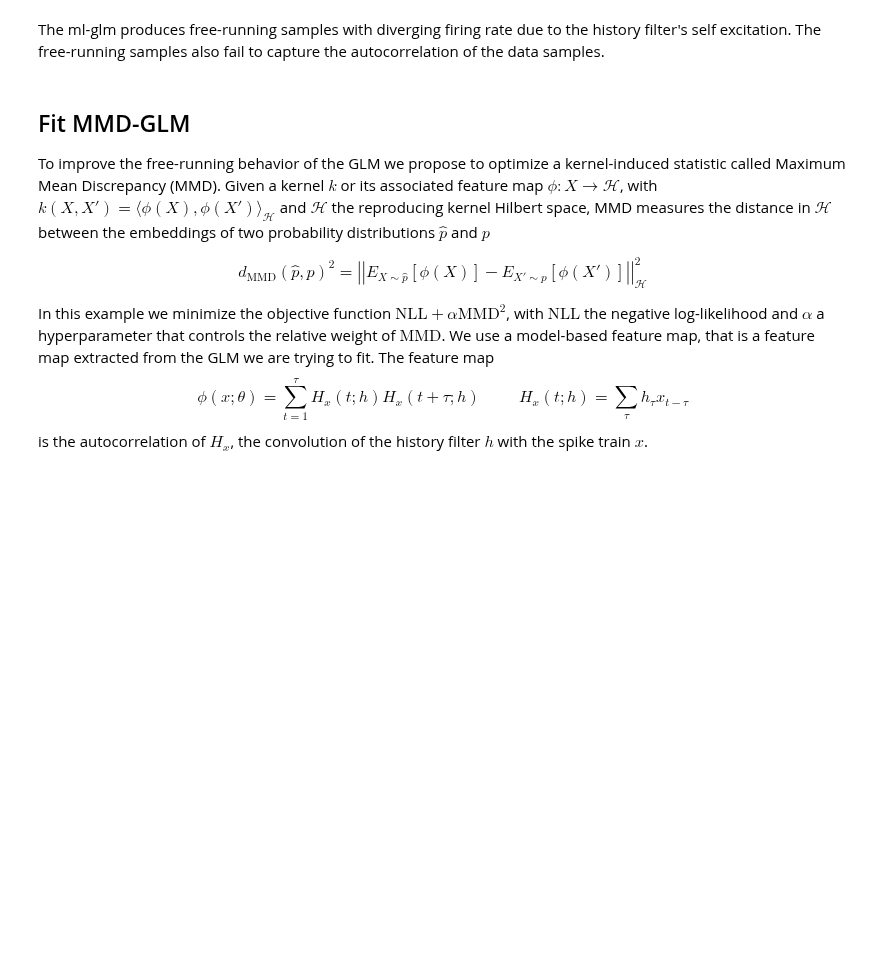
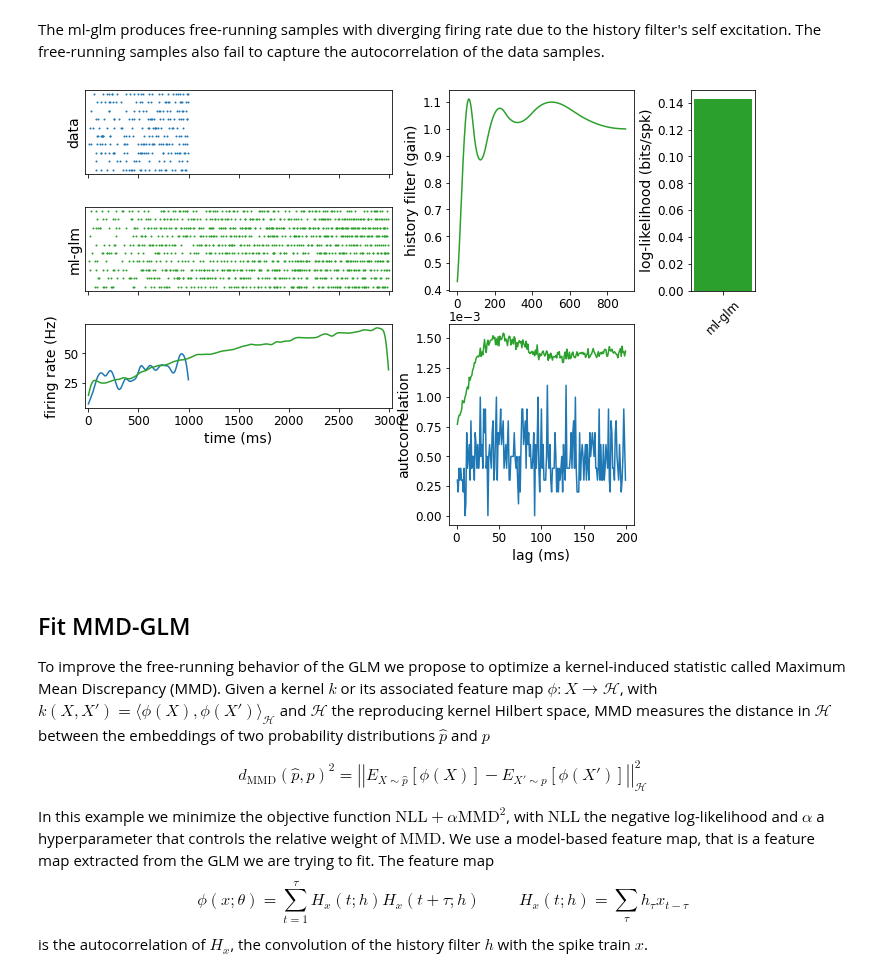
Before and after one commit to diegoarri91/mmd-glm, a Jupyter notebook: examples/stabilizing_glm.ipynb, the cells around one changed output. Saved outputs shown, nothing was run; the diff lists cells and outputs as text; code cells hidden in the pictures; blank space fills up the shorter version.

```diff
--- a/examples/stabilizing_glm.ipynb
+++ b/examples/stabilizing_glm.ipynb
@@ -53,9 +53,9 @@ hist = Kernel(basis)
 We define a GLM instance and extract its parameters maximizing the likelihood using PyTorch.
 # %%
 from torch.optim import Adam
-from mmdglm.glm.torch import TorchGLM
+from mmdglm.glm.base import GLM
 
-mlglm = TorchGLM(u0=-5, eta=hist)
+mlglm = GLM(bias=-5, hist_kernel=hist)
 optim = Adam(mlglm.parameters(), lr=1e-1)
-loss, _ = mlglm.train(t, mask_spikes_d, num_epochs=200, optim=optim, verbose=True)
+loss, _ = mlglm.fit(t, mask_spikes_d, num_epochs=200, optim=optim, verbose=True)
 # %% [output]
@@ -66,15 +66,17 @@ We compute the log-likelihood of the ml-glm, generate samples and compute the ps
 ll_ml = (-loss[-1] - ll_pp) / np.log(2) / n_spk # log-likelihood per spike relative to a poisson process with the same rate
 
 t_long = torch.arange(0, 3000, dt)
-_, _, mask_spikes_ml = mlglm.sample(t_long, shape=(500,)) # generate 500 samples from ml-glm
+_, mask_spikes_ml = mlglm.sample(t_long, shape=(500,)) # generate 500 samples from ml-glm
 
-psth_ml, autocor_ml = psth_and_autocor(t_long, mask_spikes_ml, kernel_smooth=kernel_smooth, last_lag=last_lag)
+psth_ml, autocor_ml = psth_and_autocor(t_long, mask_spikes_ml, kernel_smooth=kernel_smooth, arg_last_lag=arg_last_lag)
 # %% [markdown]
 The ml-glm produces free-running samples with diverging firing rate due to the history filter's self excitation. The free-running samples also fail to capture the autocorrelation of the data samples.
 # %%
 axs = fig_layout()
 plot_fit(axs, label='data', mask_spikes=mask_spikes_d, psth=psth_d, autocor=autocor_d)
-plot_fit(axs, label='ml-glm', mask_spikes=mask_spikes_ml[:, :10], psth=psth_ml, history_filter=mlglm.eta, autocor=autocor_ml, ll=ll_ml)
+plot_fit(axs, label='ml-glm', mask_spikes=mask_spikes_ml[:, :10], psth=psth_ml, history_filter=mlglm.hist_kernel, autocor=autocor_ml, ll=ll_ml)
+# %% [output]
+[figure, added]
 # %% [markdown]
 ## Fit MMD-GLM
 
```
Also changed, not shown: parts of 6 cells of this notebook, 6 other files.
